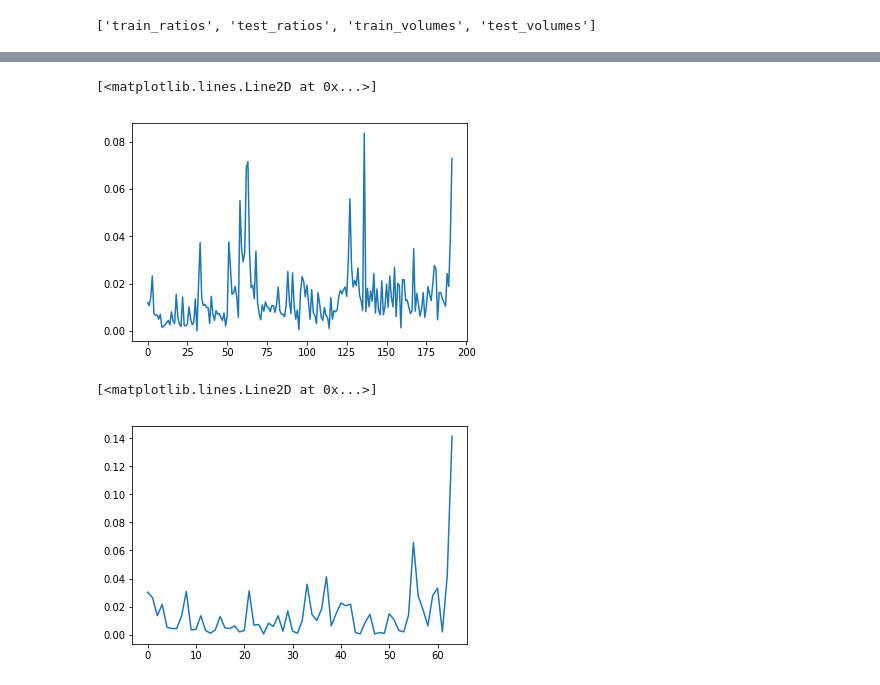
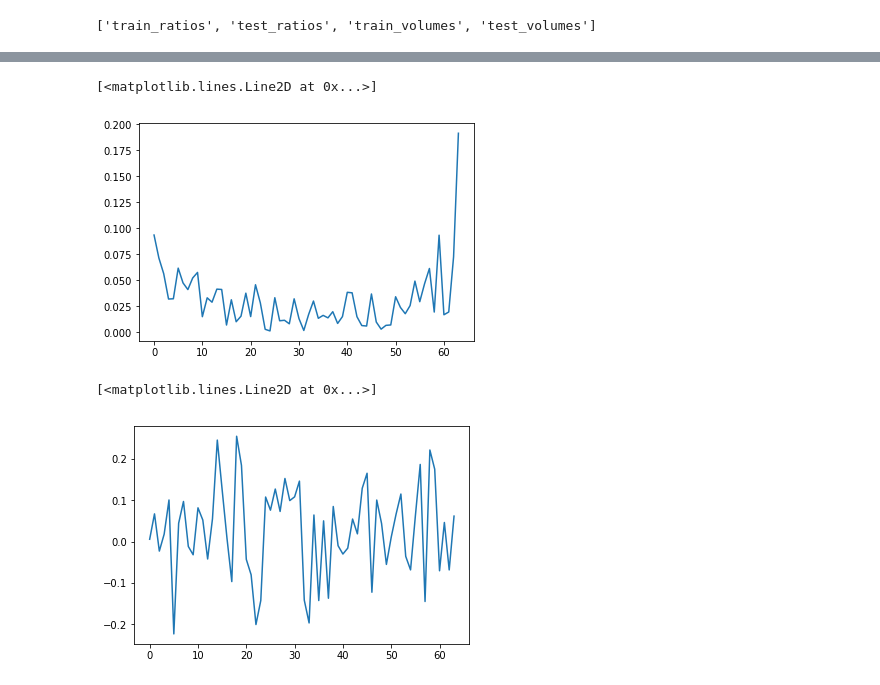
Before and after one commit to emilyj19/TS, a Jupyter notebook: Deep_Factors.ipynb, the cells around one changed output, grey strips where cells are left out. Saved outputs shown, nothing was run; the diff lists cells and outputs as text; code cells hidden in the pictures.

```diff
--- a/Deep_Factors.ipynb
+++ b/Deep_Factors.ipynb
@@ -232,12 +225,13 @@ class DF_RNN(nn.Module):
   def log_likelihood_nonGaussian(self, ): #to do
     pass
 # %%
-learning_rate = 0.005
+learning_rate = 0.01
 batch_size = number_series
-num_epochs = 200
+num_epochs = 1000
 hidden_units_global = 50
 hidden_units_local = 5
 n_factors = 10
+early_stop_patience = 20
 # %%
 global_model = GlobalEffects(input_size = 5, num_factors = n_factors , hidden_size = hidden_units_global, batch_size= number_series)
 local_model = DF_RNN(5, hidden_size = hidden_units_local, batch_size = 1, num_series = number_series, output_size = 1)
@@ -248,6 +242,8 @@ optimiser = torch.optim.SGD(list(global_model.parameters()) + list(local_model.p
 
 train_loss = []
 test_loss = []
+
+early_stop_count = 0
 
 for t in range(num_epochs):
   global_model.zero_grad()
@@ -287,5 +283,17 @@ for t in range(num_epochs):
 
     test_loss.append(test_batch_loss.item())
 
+    if t%100 == 0:
+      print('sigma', sigma)
+      print('fixed effects', fixed_effects)
+
+  #early stopping
+  if test_loss[t] > test_loss[t-1]:
+    early_stop_count += 1
+    if early_stop_count == early_stop_patience:
+      break
+  else:
+    early_stop_count = 0
+
   print("Epoch: ", t, "loss: ", batch_loss.item(), "test loss: ", test_batch_loss.item())
 # %% [output]
@@ -307,5 +327,5 @@ plt.plot(test_loss[2:])
 # %%
-num_paths = 100
+num_paths = 10000
 pred_length = 64
 # %%
 test_vol = test_vols[0:number_series].reshape((number_series,-1))
@@ -335,19 +355,17 @@ with torch.no_grad():
     for i in range(number_series):
       z = torch.zeros(sigma.shape[1])
       for t in range(sigma.shape[1]):
-        z[t] = torch.distributions.normal.Normal(0, sigma[i,t]).sample() #OR
-        #z[t] = torch.distributions.normal.Normal(fixed_effects[i,t], sigma[i,t]).sample()
+        z[t] = torch.distributions.normal.Normal(fixed_effects[i,t], sigma[i,t]).sample()
 
-    #paths[n,:T] = input_test_data[:,0]
       paths[i,n] = z
 # %%
-plt.plot(new_train_data[1])
+plt.plot(new_test_data[0])
+#plt.plot(paths[1,0])
 # %% [output]
 [<matplotlib.lines.Line2D at 0x...>]
-[figure, old version]
+[figure, new version]
 # %%
-plt.plot(new_test_data[1])
-#plt.plot(paths[1,0])
+plt.plot(paths[10].mean(0))
 # %% [output]
 [<matplotlib.lines.Line2D at 0x...>]
-[figure, old version]
+[figure, new version]
```
Also changed, not shown: parts of 11 cells of this notebook.
